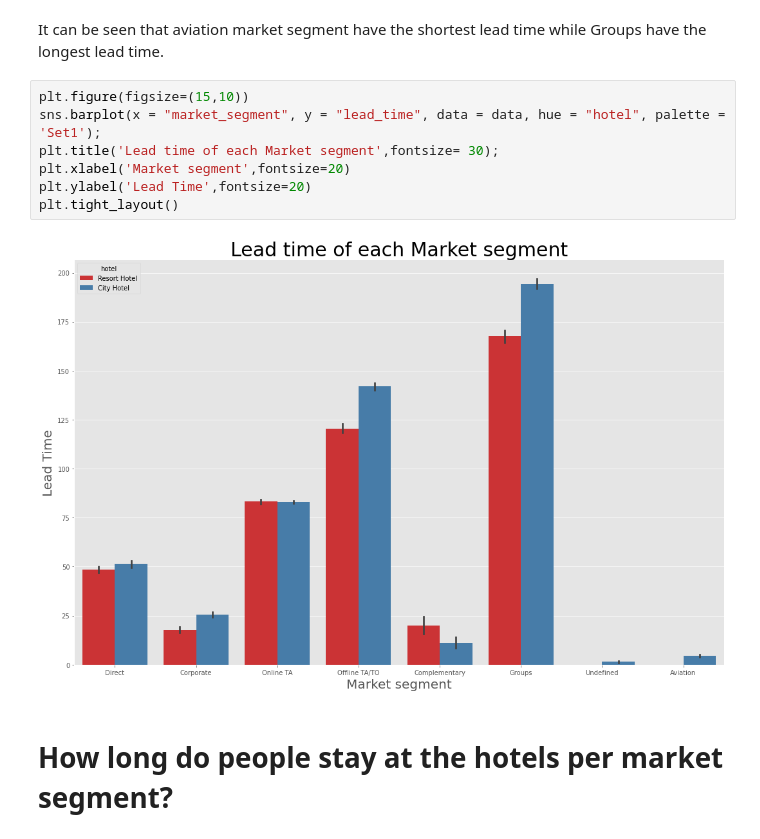
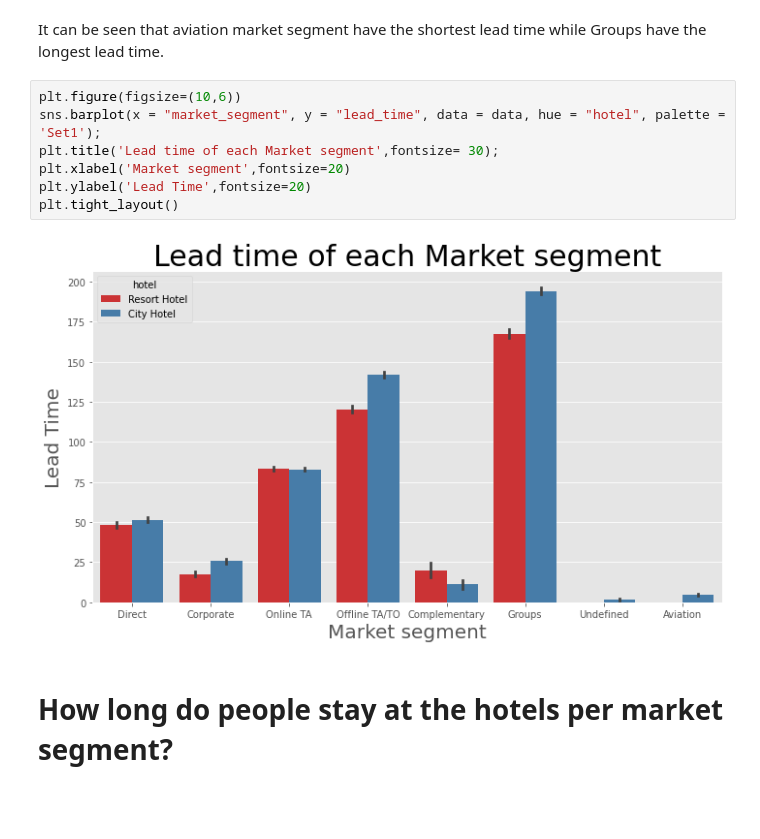
Before and after one commit to aynaval/Hotel-booking-analysis_EDA, a Jupyter notebook: EDA_Capstone_Project.ipynb, the cells around one changed output. Saved outputs shown, nothing was run; the diff lists cells and outputs as text; blank space fills up the shorter version.

```diff
--- a/EDA_Capstone_Project.ipynb
+++ b/EDA_Capstone_Project.ipynb
@@ -453,14 +453,14 @@ data.loc[data['total_of_special_requests']>4,'total_of_special_requests']=3
 # %% [markdown]
 It can be seen that aviation market segment have the shortest lead time while Groups have the longest lead time.
 # %%
-plt.figure(figsize=(15,10))
+plt.figure(figsize=(10,6))
 sns.barplot(x = "market_segment", y = "lead_time", data = data, hue = "hotel", palette = 'Set1');
 plt.title('Lead time of each Market segment',fontsize= 30);
 plt.xlabel('Market segment',fontsize=20)
 plt.ylabel('Lead Time',fontsize=20)
 plt.tight_layout()
 # %% [output]
-[figure, old version]
+[figure, new version]
 # %% [markdown]
 # How long do people stay at the hotels per market segment?
 # %%
```
Also changed, not shown: parts of 22 cells of this notebook.
